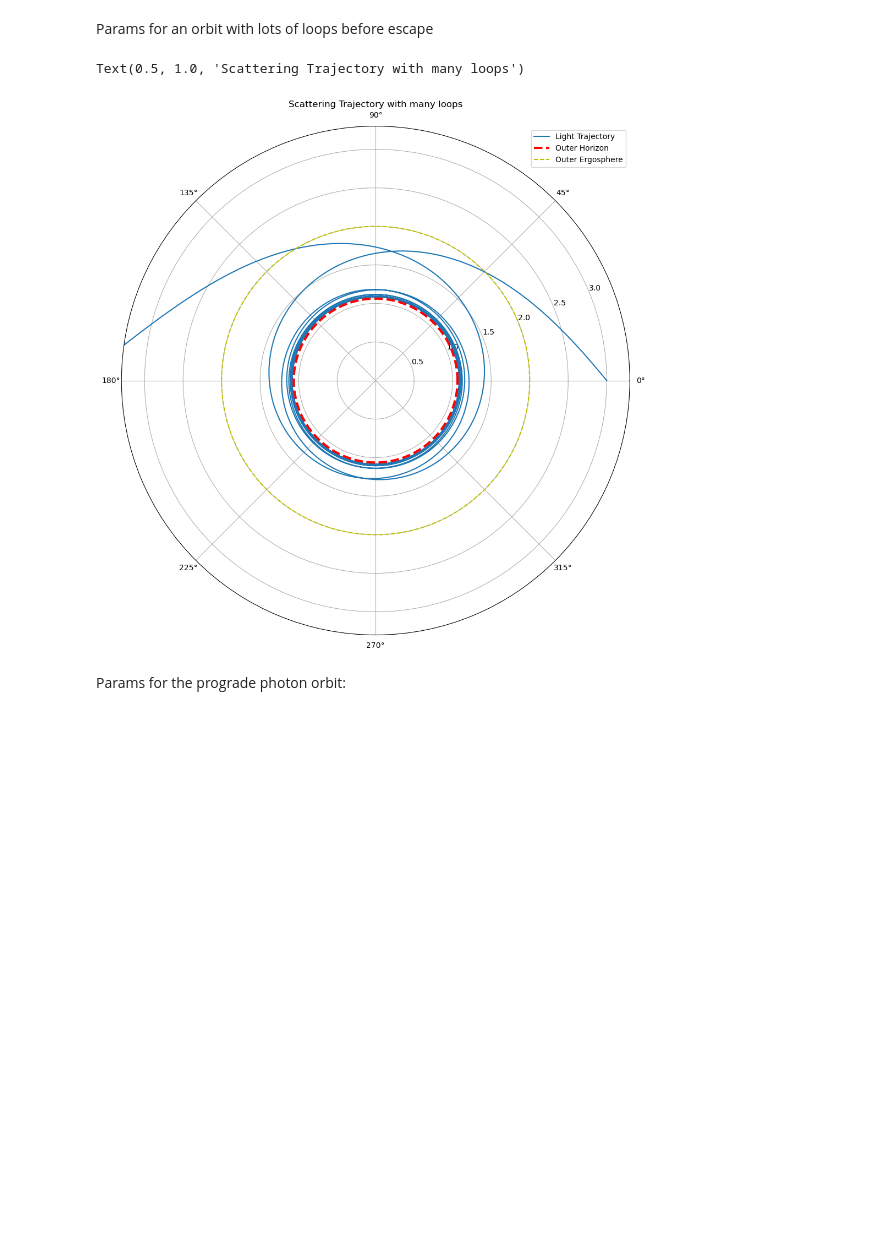
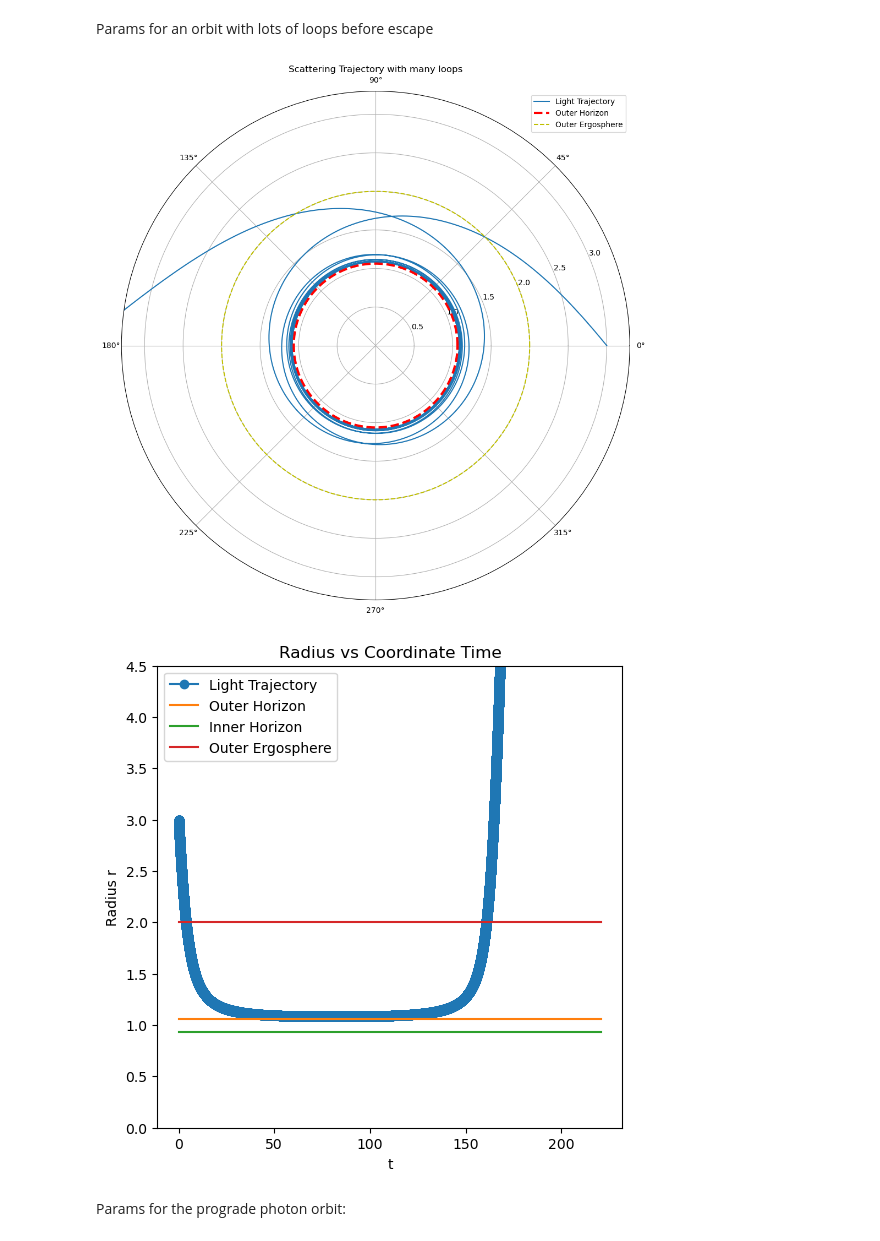
Before and after one commit to LordofDorknes/KerrSim, a Jupyter notebook: KerrSymb.ipynb, the cells around one changed output. Drawn from its saved outputs; the diff is of its cells as text; code cells hidden in the pictures; blank space fills up the shorter version.

```diff
--- a/KerrSymb.ipynb
+++ b/KerrSymb.ipynb
@@ -479,34 +504,36 @@ Params for an orbit with lots of loops before escape
 a=0.998 #BH spin param
 M=1 #BH mass param
 s=2*M #BH schwartzchild radius
 
 r_h=(s+np.sqrt(s**2-4*a**2))/2
 r_hi=(s-np.sqrt(s**2-4*a**2))/2
 #ergoregion (valid only in equatorial plane)
 r_e=2*M
 r_ei=0
 
 #test particle
 m=0.00 #particle mass
 r_0=3 #initial radial pos
 rp_0=-0.05 #initial radial (pseudo?)momentum
 
 phi_0=0 #initial angular pos
 phip_0=0.020395#initial angular (pseudo?)momentum
 
 t_0=0
 
 pol_axes=setup_polar_plot()
 loop_0=init_condition_completer(m,r_0,rp_0,phi_0,phip_0,t_0)
 loop_y=equat_solve(loop_0,0.01)
 plot_traj_rad(loop_y,pol_axes)
 plot_horizons(pol_axes)
 plt.ylim([0,r_0*1.1])
 plt.legend()
 plt.title("Scattering Trajectory with many loops")
+
+plot_radius_intime(loop_y)
 # %% [output]
-Text(0.5, 1.0, 'Scattering Trajectory with many loops')
 [figure]
+[figure, added]
 # %% [markdown]
 Params for the prograde photon orbit:
 # %%
```
Also changed, not shown: parts of 9 cells of this notebook.
